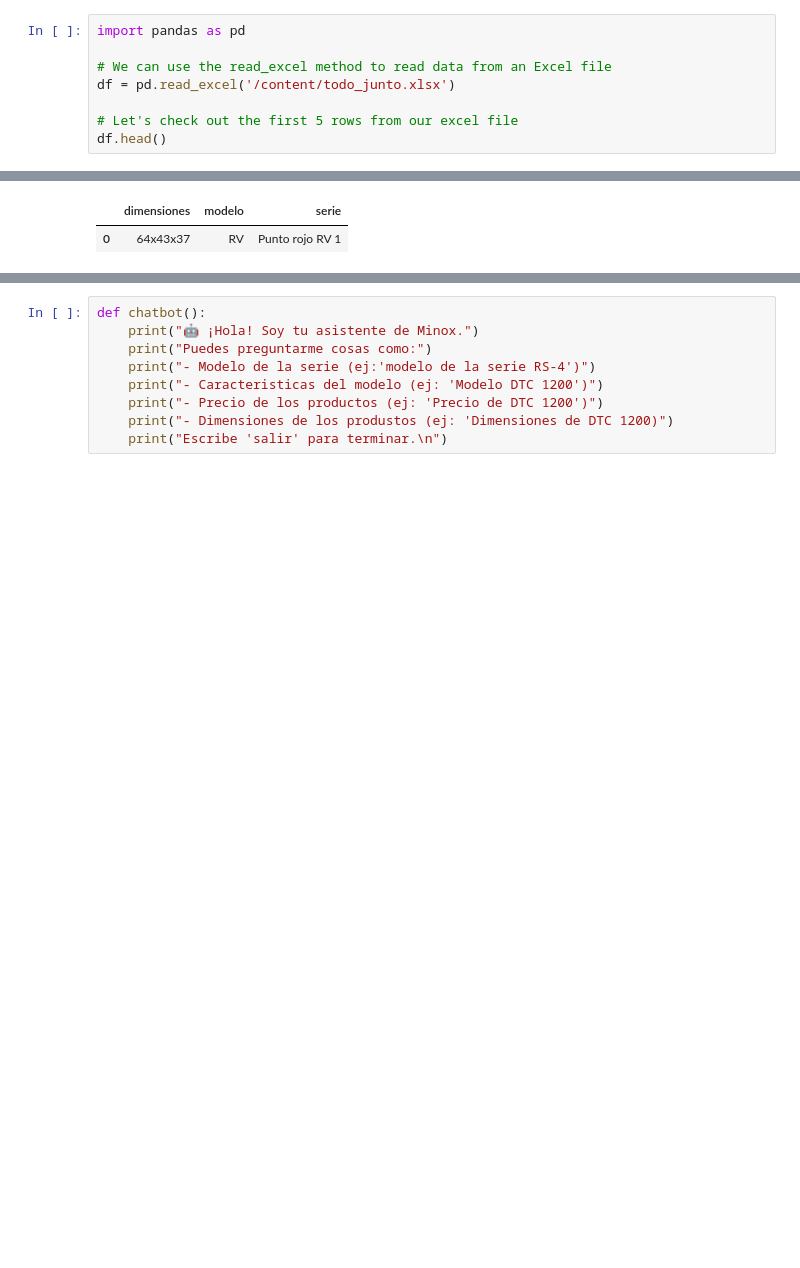
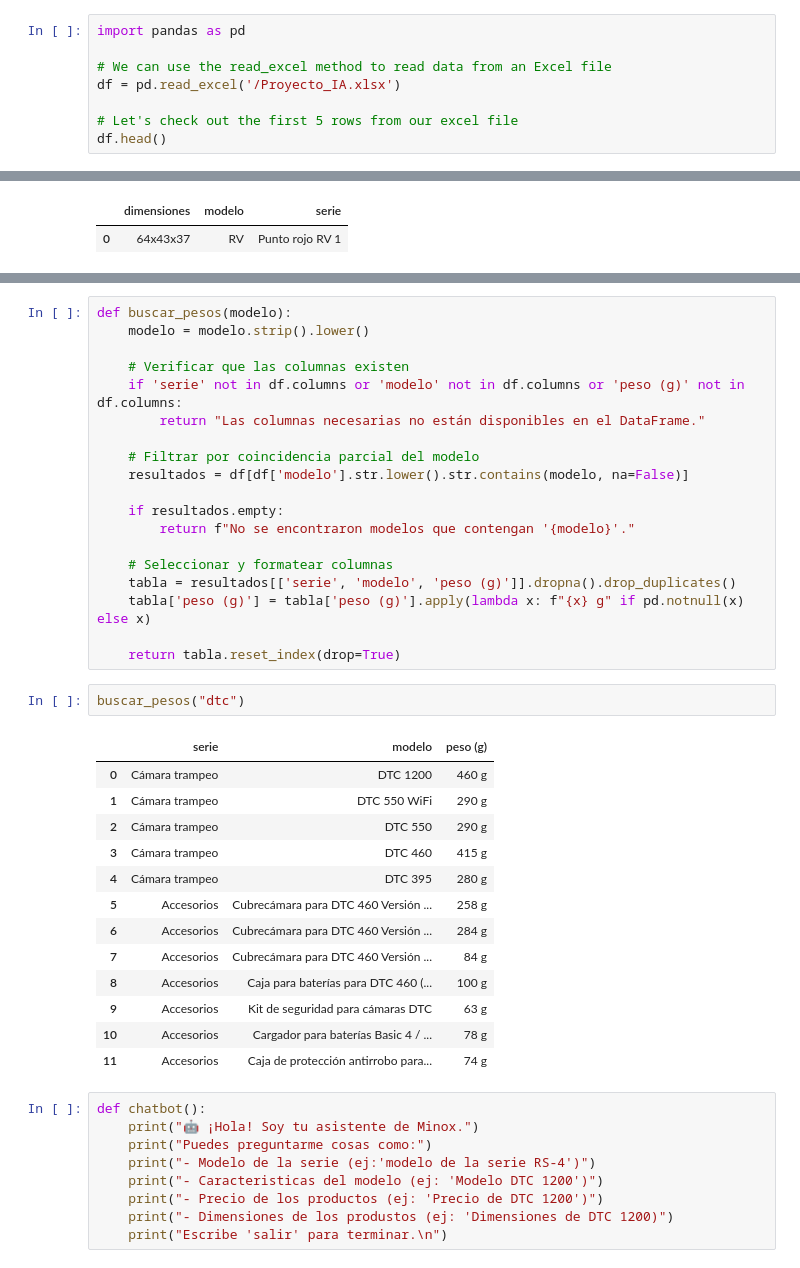
Before and after one commit to Sabrualvarez/Minox, a Jupyter notebook: IA_BUENO1.ipynb, the cells around one changed output, grey strips where cells are left out. Saved outputs shown, nothing was run; the diff lists cells and outputs as text; blank space fills up the shorter version.

```diff
--- a/IA_BUENO1.ipynb
+++ b/IA_BUENO1.ipynb
@@ -19,7 +19,7 @@ import pandas as pd
 import pandas as pd
 
 # We can use the read_excel method to read data from an Excel file
-df = pd.read_excel('/content/todo_junto.xlsx')
+df = pd.read_excel('/Proyecto_IA.xlsx')
 
 # Let's check out the first 5 rows from our excel file
 df.head()
@@ -216,3 +283,38 @@ dimensiones_de_modelo("rv")
+# %%
+def buscar_pesos(modelo):
+    modelo = modelo.strip().lower()
+
+    # Verificar que las columnas existen
+    if 'serie' not in df.columns or 'modelo' not in df.columns or 'peso (g)' not in df.columns:
+        return "Las columnas necesarias no están disponibles en el DataFrame."
+
+    # Filtrar por coincidencia parcial del modelo
+    resultados = df[df['modelo'].str.lower().str.contains(modelo, na=False)]
+
+    if resultados.empty:
+        return f"No se encontraron modelos que contengan '{modelo}'."
+
+    # Seleccionar y formatear columnas
+    tabla = resultados[['serie', 'modelo', 'peso (g)']].dropna().drop_duplicates()
+    tabla['peso (g)'] = tabla['peso (g)'].apply(lambda x: f"{x} g" if pd.notnull(x) else x)
+
+    return tabla.reset_index(drop=True)
+# %%
+buscar_pesos("dtc")
+# %% [output]
+|  | serie | modelo | peso (g) |
+| 0 | Cámara trampeo | DTC 1200 | 460 g |
+| 1 | Cámara trampeo | DTC 550 WiFi | 290 g |
+| 2 | Cámara trampeo | DTC 550 | 290 g |
+| 3 | Cámara trampeo | DTC 460 | 415 g |
+| 4 | Cámara trampeo | DTC 395 | 280 g |
+| 5 | Accesorios | Cubrecámara para DTC 460 Versión ... | 258 g |
+| 6 | Accesorios | Cubrecámara para DTC 460 Versión ... | 284 g |
+| 7 | Accesorios | Cubrecámara para DTC 460 Versión ... | 84 g |
+| 8 | Accesorios | Caja para baterías para DTC 460 (... | 100 g |
+| 9 | Accesorios | Kit de seguridad para cámaras DTC | 63 g |
+| 10 | Accesorios | Cargador para baterías Basic 4 / ... | 78 g |
+| 11 | Accesorios | Caja de protección antirrobo para... | 74 g |
 # %%
 def chatbot():
     print("🤖 ¡Hola! Soy tu asistente de Minox.")
```
Also changed, not shown: parts of 4 cells of this notebook.
